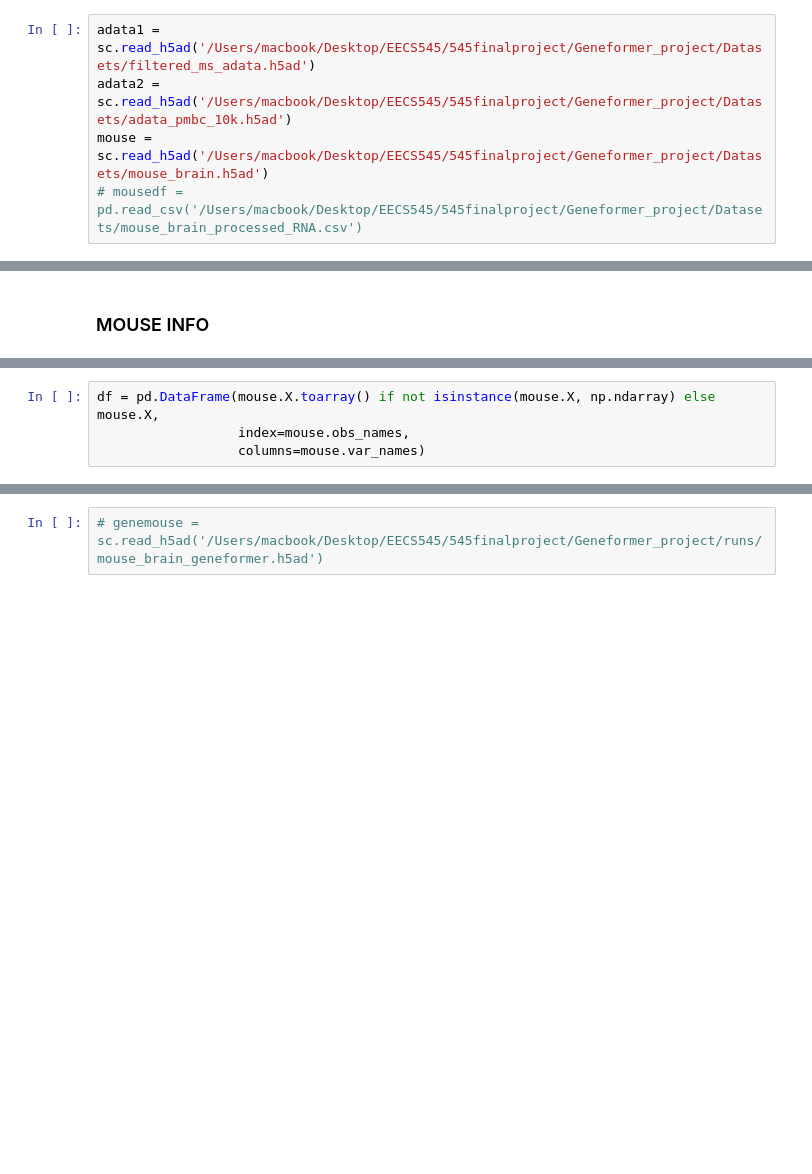
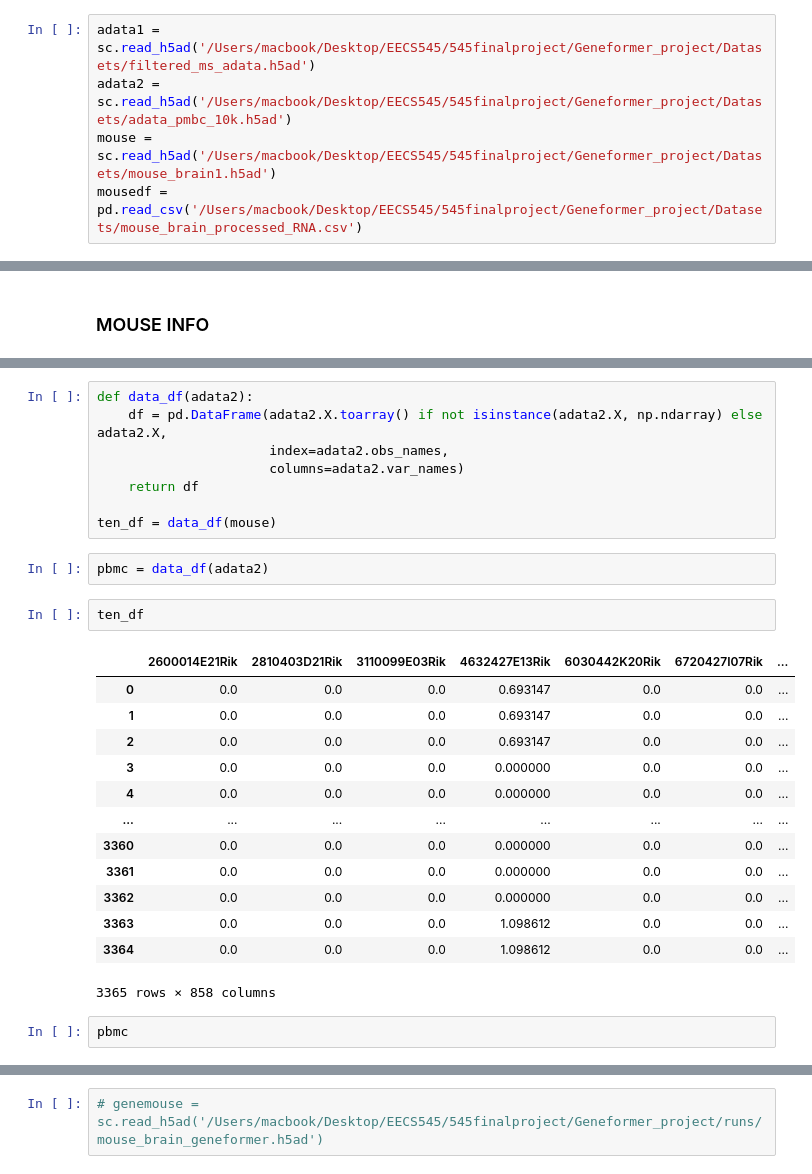
Before and after one commit to omin23/545finalproject, a Jupyter notebook: Geneformer_project/scripts/batch_book.ipynb, the cells around one changed output, grey strips where cells are left out. Drawn from its saved outputs; the diff is of its cells as text; blank space fills up the shorter version.

Commit message:
Geneformer Done

```diff
--- a/Geneformer_project/scripts/batch_book.ipynb
+++ b/Geneformer_project/scripts/batch_book.ipynb
@@ -9,5 +9,5 @@ from rich.console import Console
 # %%
 adata1 = sc.read_h5ad('/Users/macbook/Desktop/EECS545/545finalproject/Geneformer_project/Datasets/filtered_ms_adata.h5ad')
 adata2 = sc.read_h5ad('/Users/macbook/Desktop/EECS545/545finalproject/Geneformer_project/Datasets/adata_pmbc_10k.h5ad')
-mouse = sc.read_h5ad('/Users/macbook/Desktop/EECS545/545finalproject/Geneformer_project/Datasets/mouse_brain.h5ad')
-# mousedf = pd.read_csv('/Users/macbook/Desktop/EECS545/545finalproject/Geneformer_project/Datasets/mouse_brain_processed_RNA.csv')
+mouse = sc.read_h5ad('/Users/macbook/Desktop/EECS545/545finalproject/Geneformer_project/Datasets/mouse_brain1.h5ad')
+mousedf = pd.read_csv('/Users/macbook/Desktop/EECS545/545finalproject/Geneformer_project/Datasets/mouse_brain_processed_RNA.csv')
@@ -32,5 +50,29 @@ AnnData object with n_obs × n_vars = 3365 × 865
 # %%
-df = pd.DataFrame(mouse.X.toarray() if not isinstance(mouse.X, np.ndarray) else mouse.X,
-                  index=mouse.obs_names,
-                  columns=mouse.var_names)
+def data_df(adata2):
+    df = pd.DataFrame(adata2.X.toarray() if not isinstance(adata2.X, np.ndarray) else adata2.X,
+                      index=adata2.obs_names,
+                      columns=adata2.var_names)
+    return df
+
+ten_df = data_df(mouse)
+# %%
+pbmc = data_df(adata2)
+# %%
+ten_df
+# %% [output]
+|  | 2600014E21Rik | 2810403D21Rik | 3110099E03Rik | 4632427E13Rik | 6030442K20Rik | 6720427I07Rik | ... |
+| 0 | 0.0 | 0.0 | 0.0 | 0.693147 | 0.0 | 0.0 | ... |
+| 1 | 0.0 | 0.0 | 0.0 | 0.693147 | 0.0 | 0.0 | ... |
+| 2 | 0.0 | 0.0 | 0.0 | 0.693147 | 0.0 | 0.0 | ... |
+| 3 | 0.0 | 0.0 | 0.0 | 0.000000 | 0.0 | 0.0 | ... |
+| 4 | 0.0 | 0.0 | 0.0 | 0.000000 | 0.0 | 0.0 | ... |
+| ... | ... | ... | ... | ... | ... | ... | ... |
+| 3360 | 0.0 | 0.0 | 0.0 | 0.000000 | 0.0 | 0.0 | ... |
+| 3361 | 0.0 | 0.0 | 0.0 | 0.000000 | 0.0 | 0.0 | ... |
+| 3362 | 0.0 | 0.0 | 0.0 | 0.000000 | 0.0 | 0.0 | ... |
+| 3363 | 0.0 | 0.0 | 0.0 | 1.098612 | 0.0 | 0.0 | ... |
+| 3364 | 0.0 | 0.0 | 0.0 | 1.098612 | 0.0 | 0.0 | ... |
+3365 rows × 858 columns
+# %%
+pbmc
 # %%
```
Also changed, not shown: parts of 7 cells of this notebook, 12 other files.
